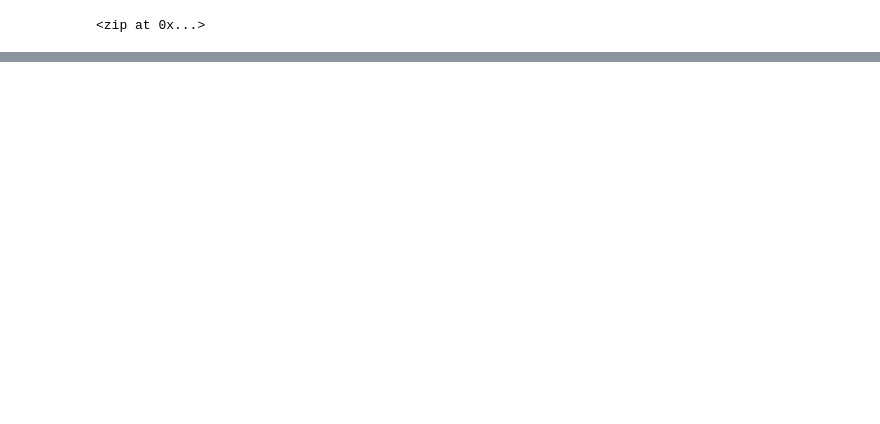
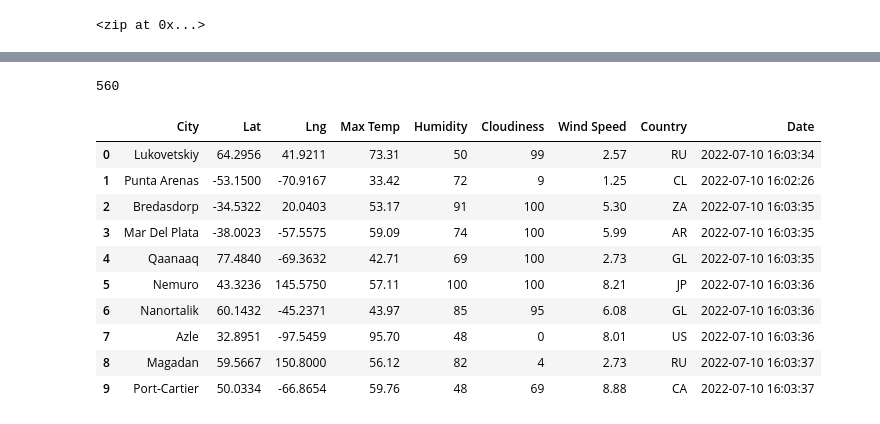
Before and after one commit to DangCoop/World_weather_Analysis, a Jupyter notebook: Weather_py.ipynb, the cells around one changed output, grey strips where cells are left out. Saved outputs shown, nothing was run; the diff lists cells and outputs as text; code cells hidden in the pictures; blank space fills up the shorter version.

Commit message:
Add modifying .gitignore and Version1 Weather_py

```diff
--- a/Weather_py.ipynb
+++ b/Weather_py.ipynb
@@ -54,0 +61,3 @@ len(cities)
+# %%
+# Starting URL for Weather Map API Call.
+url = "http://api.openweathermap.org/data/2.5/weather?units=Imperial&APPID=" + weather_api_key
@@ -54,0 +149,20 @@ len(cities)
+# %%
+len(city_data)
+# %% [output]
+560
+# %%
+# Convert the array of dictionaries to a Pandas DataFrame.
+city_data_df = pd.DataFrame(city_data)
+city_data_df.head(10)
+# %% [output]
+|  | City | Lat | Lng | Max Temp | Humidity | Cloudiness | Wind Speed | Country | Date |
+| 0 | Lukovetskiy | 64.2956 | 41.9211 | 73.31 | 50 | 99 | 2.57 | RU | 2022-07-10 16:03:34 |
+| 1 | Punta Arenas | -53.1500 | -70.9167 | 33.42 | 72 | 9 | 1.25 | CL | 2022-07-10 16:02:26 |
+| 2 | Bredasdorp | -34.5322 | 20.0403 | 53.17 | 91 | 100 | 5.30 | ZA | 2022-07-10 16:03:35 |
+| 3 | Mar Del Plata | -38.0023 | -57.5575 | 59.09 | 74 | 100 | 5.99 | AR | 2022-07-10 16:03:35 |
+| 4 | Qaanaaq | 77.4840 | -69.3632 | 42.71 | 69 | 100 | 2.73 | GL | 2022-07-10 16:03:35 |
+| 5 | Nemuro | 43.3236 | 145.5750 | 57.11 | 100 | 100 | 8.21 | JP | 2022-07-10 16:03:36 |
+| 6 | Nanortalik | 60.1432 | -45.2371 | 43.97 | 85 | 95 | 6.08 | GL | 2022-07-10 16:03:36 |
+| 7 | Azle | 32.8951 | -97.5459 | 95.70 | 48 | 0 | 8.01 | US | 2022-07-10 16:03:36 |
+| 8 | Magadan | 59.5667 | 150.8000 | 56.12 | 82 | 4 | 2.73 | RU | 2022-07-10 16:03:37 |
+| 9 | Port-Cartier | 50.0334 | -66.8654 | 59.76 | 48 | 69 | 8.88 | CA | 2022-07-10 16:03:37 |
```
Also changed, not shown: parts of 7 cells of this notebook, 5 other files.
